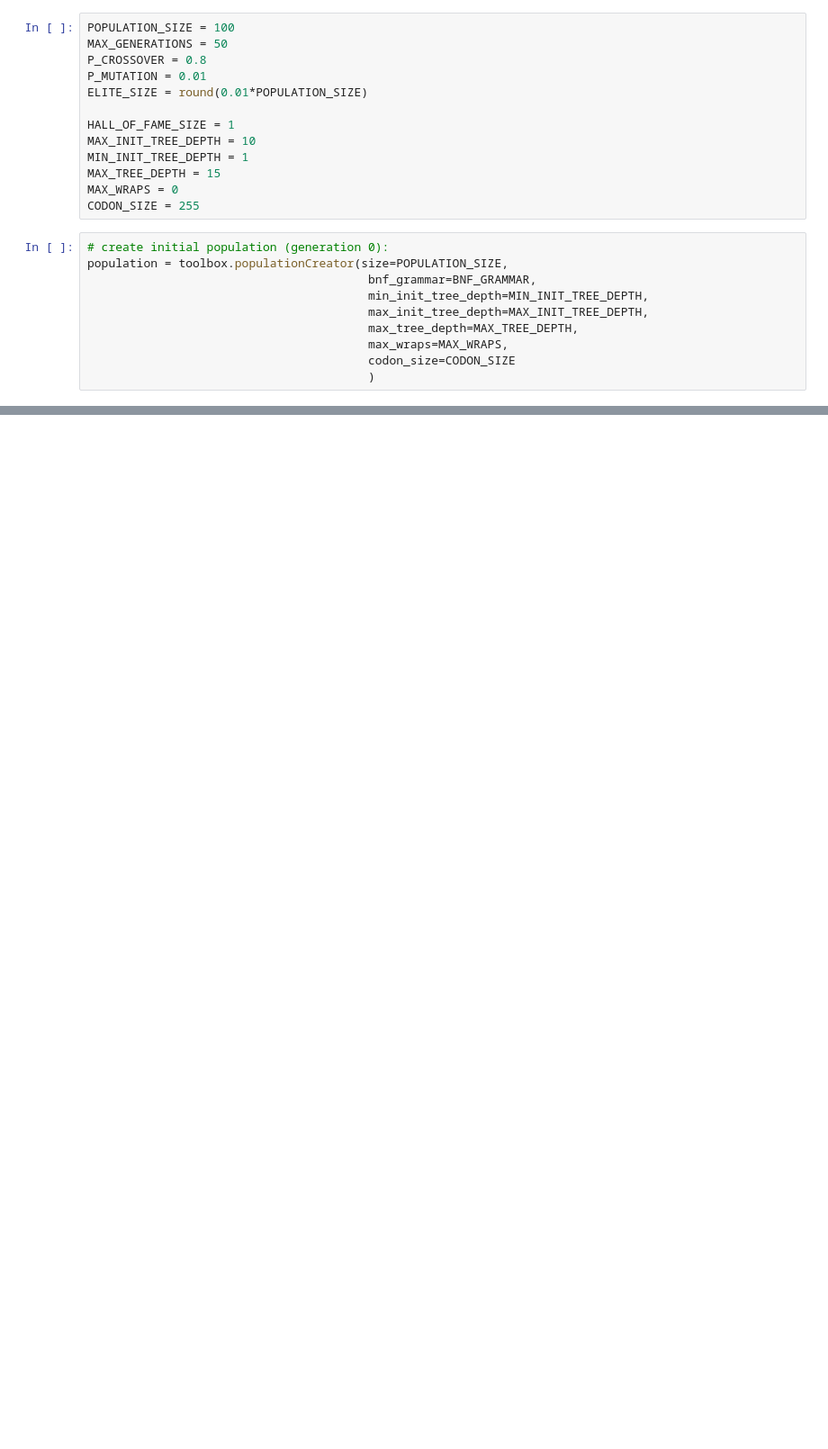
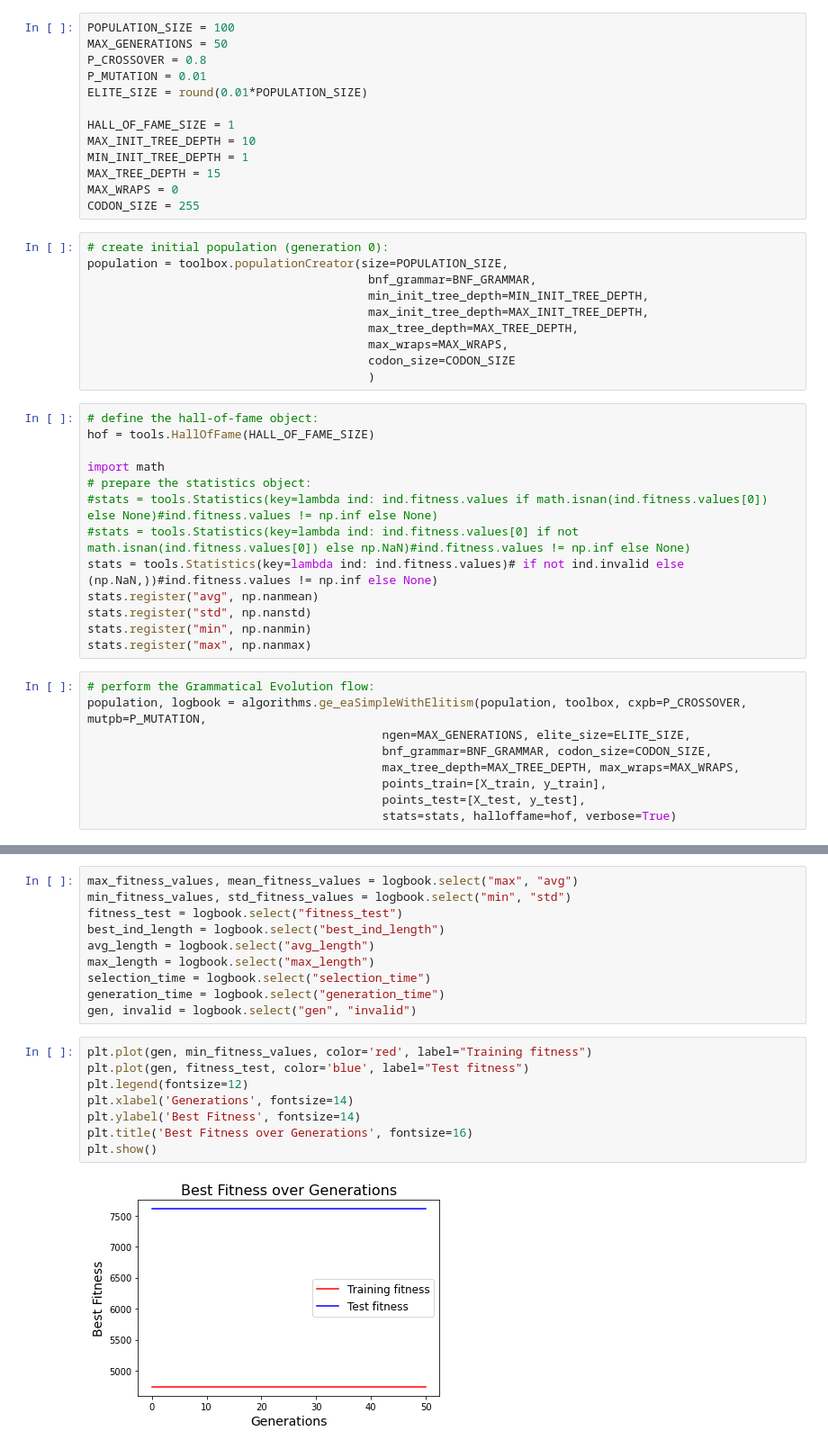
Before and after one commit to noobChef01/grape, a Jupyter notebook: experiment.ipynb, the cells around one changed output, grey strips where cells are left out. Shown at 90% size. Cells and saved outputs as stored; diff of their text form; blank space fills up the shorter version.

```diff
--- a/experiment.ipynb
+++ b/experiment.ipynb
@@ -117,3 +136,25 @@ population = toolbox.populationCreator(size=POPULATION_SIZE,
                                         max_wraps=MAX_WRAPS,
                                         codon_size=CODON_SIZE
                                         )
+# %%
+# define the hall-of-fame object:
+hof = tools.HallOfFame(HALL_OF_FAME_SIZE)
+
+import math
+# prepare the statistics object:
+#stats = tools.Statistics(key=lambda ind: ind.fitness.values if math.isnan(ind.fitness.values[0]) else None)#ind.fitness.values != np.inf else None)
+#stats = tools.Statistics(key=lambda ind: ind.fitness.values[0] if not math.isnan(ind.fitness.values[0]) else np.NaN)#ind.fitness.values != np.inf else None)
+stats = tools.Statistics(key=lambda ind: ind.fitness.values)# if not ind.invalid else (np.NaN,))#ind.fitness.values != np.inf else None)
+stats.register("avg", np.nanmean)
+stats.register("std", np.nanstd)
+stats.register("min", np.nanmin)
+stats.register("max", np.nanmax)
+# %%
+# perform the Grammatical Evolution flow:
+population, logbook = algorithms.ge_eaSimpleWithElitism(population, toolbox, cxpb=P_CROSSOVER, mutpb=P_MUTATION,
+                                          ngen=MAX_GENERATIONS, elite_size=ELITE_SIZE,
+                                          bnf_grammar=BNF_GRAMMAR, codon_size=CODON_SIZE,
+                                          max_tree_depth=MAX_TREE_DEPTH, max_wraps=MAX_WRAPS,
+                                          points_train=[X_train, y_train],
+                                          points_test=[X_test, y_test],
+                                          stats=stats, halloffame=hof, verbose=True)
@@ -119,0 +202,20 @@ population = toolbox.populationCreator(size=POPULATION_SIZE,
+# %%
+max_fitness_values, mean_fitness_values = logbook.select("max", "avg")
+min_fitness_values, std_fitness_values = logbook.select("min", "std")
+fitness_test = logbook.select("fitness_test")
+best_ind_length = logbook.select("best_ind_length")
+avg_length = logbook.select("avg_length")
+max_length = logbook.select("max_length")
+selection_time = logbook.select("selection_time")
+generation_time = logbook.select("generation_time")
+gen, invalid = logbook.select("gen", "invalid")
+# %%
+plt.plot(gen, min_fitness_values, color='red', label="Training fitness")
+plt.plot(gen, fitness_test, color='blue', label="Test fitness")
+plt.legend(fontsize=12)
+plt.xlabel('Generations', fontsize=14)
+plt.ylabel('Best Fitness', fontsize=14)
+plt.title('Best Fitness over Generations', fontsize=16)
+plt.show()
+# %% [output]
+[figure, added]
```
Also changed, not shown: parts of 17 cells of this notebook, 3 other files.
